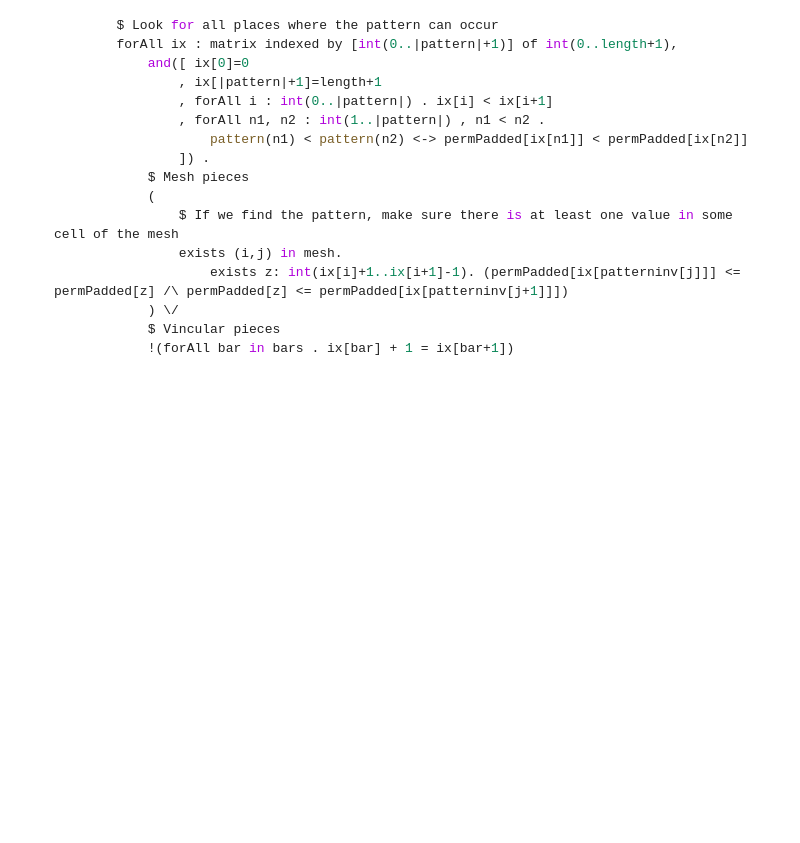
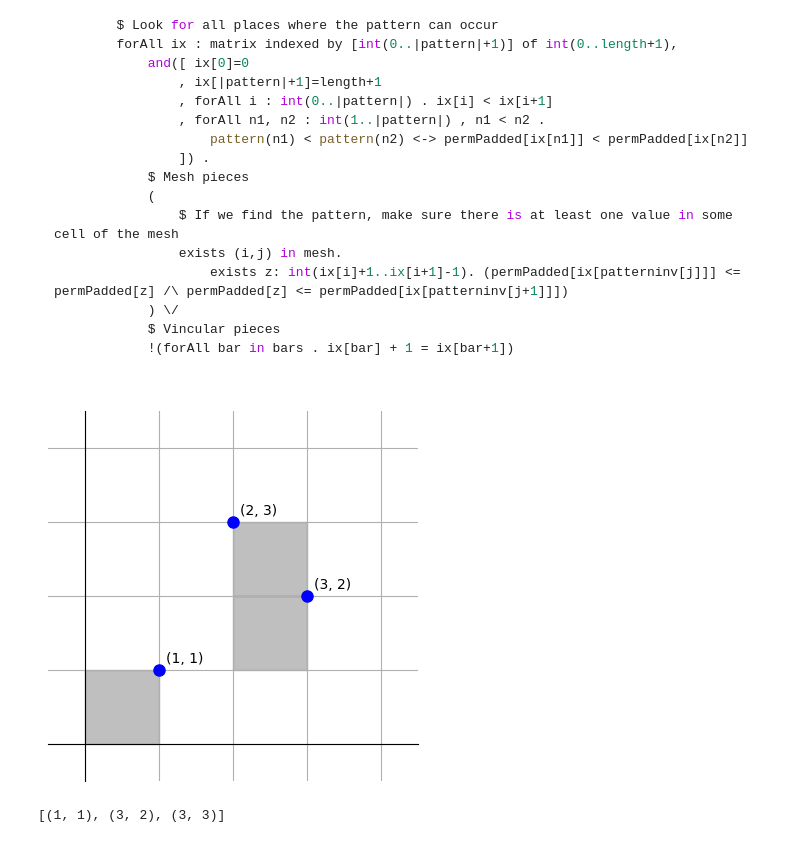
Before and after one commit to delyan-kirov/PermPatterns, a Jupyter notebook: scripts/VisualizePoints.ipynb, the cells around one changed output. Saved outputs shown, nothing was run; the diff lists cells and outputs as text; code cells hidden in the pictures; blank space fills up the shorter version.

````diff
--- a/scripts/VisualizePoints.ipynb
+++ b/scripts/VisualizePoints.ipynb
@@ -243,3 +251,18 @@ such that
             !(forAll bar in bars . ix[bar] + 1 = ix[bar+1])
 
 ```
+# %%
+# Note that in the paper and in the models, the indeces of the mesh are different.
+# The mesh (1,3,2) with indeces {(0,0), (2,1), (2,2)} is:
+sequence = [1,3,2]
+lattice_points = generate_points(sequence)
+mesh = [(1,1), (3,2), (3,3)]
+fig, ax = plot_lattice(lattice_points, mesh)
+
+plt.show()  # To display the final plot
+print (mesh)
+
+# Perhaps fix the indexing, since it will get confusing later.
+# %% [output]
+[figure, added]
+[(1, 1), (3, 2), (3, 3)]
````
Also changed, not shown: parts of 2 cells of this notebook, 46 other files.
